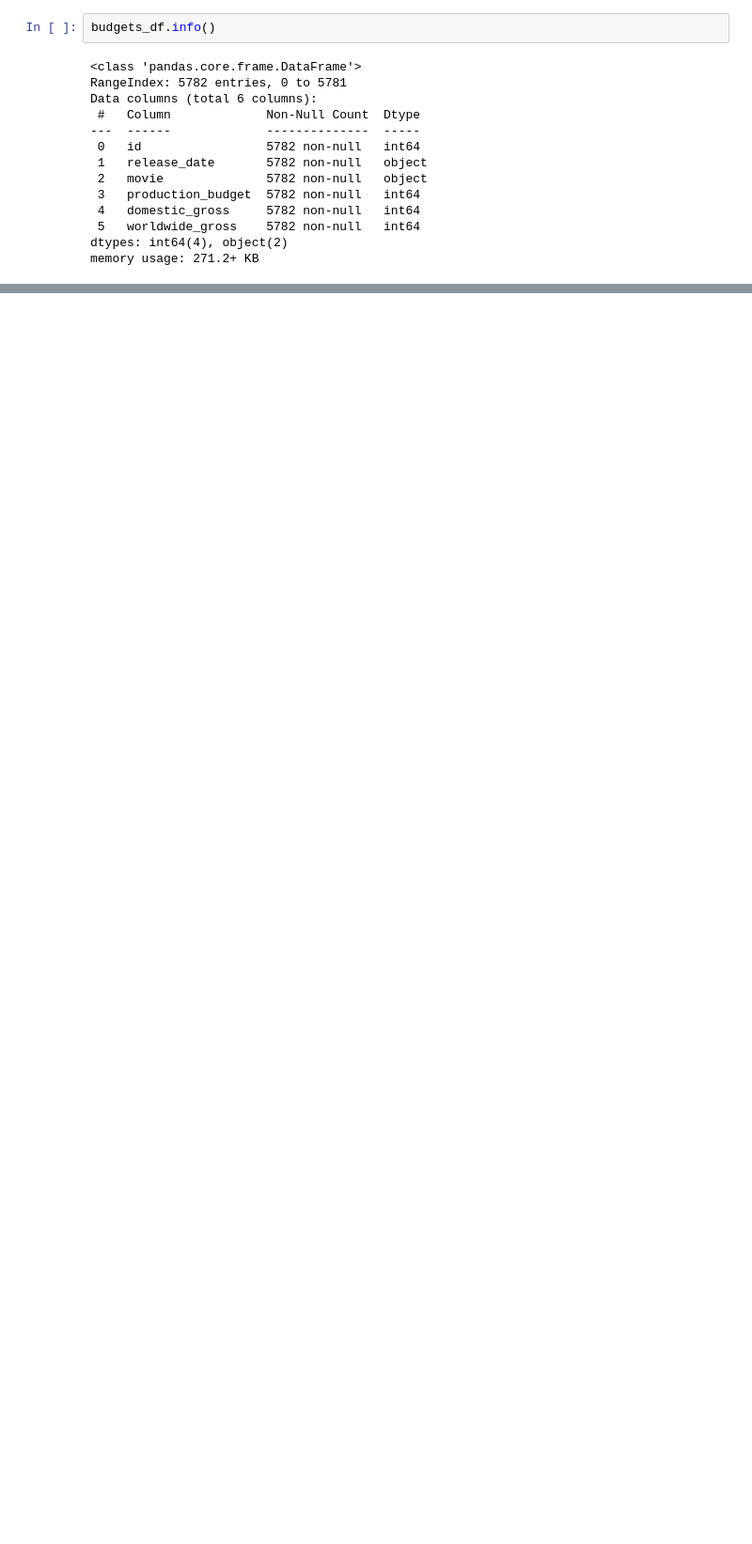
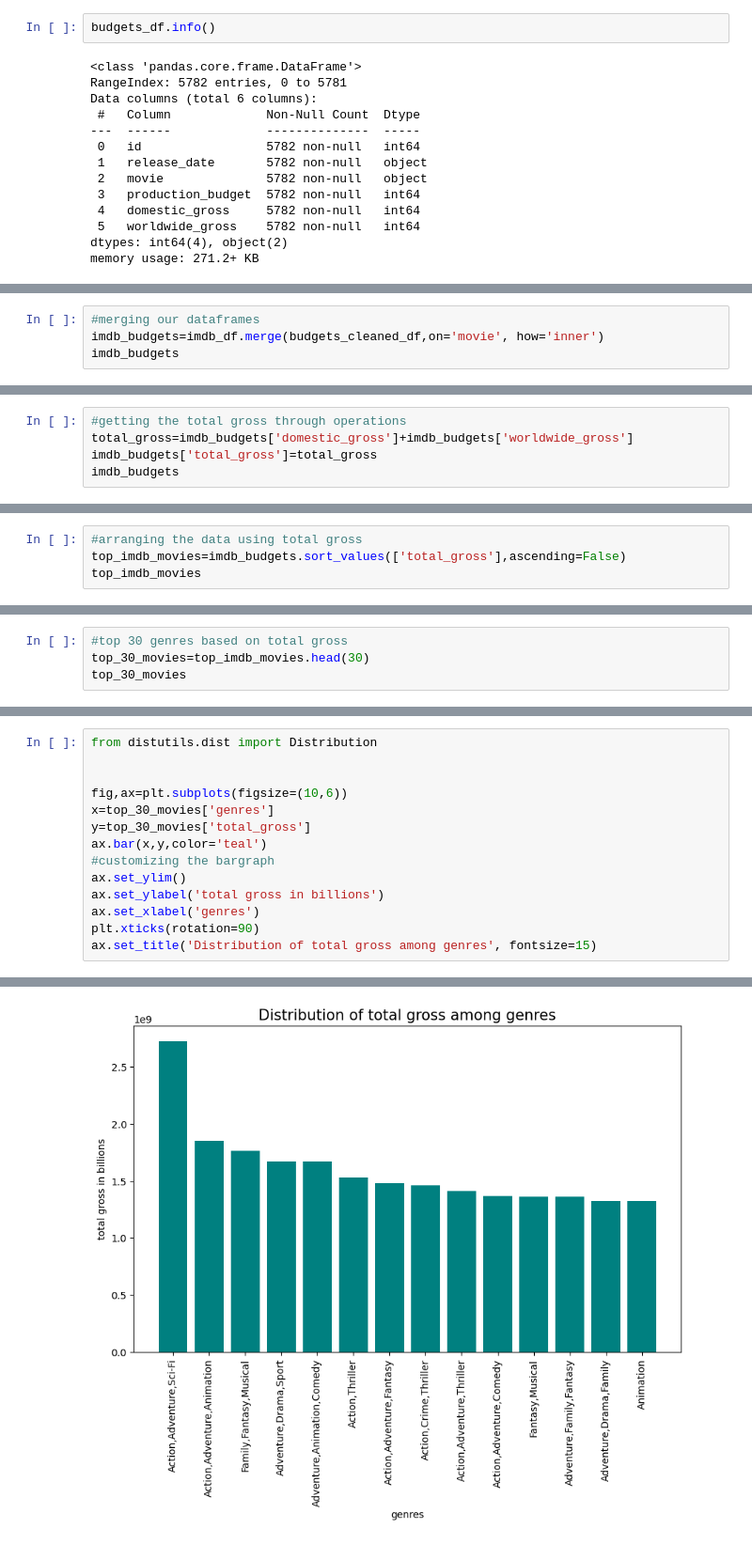
Before and after one commit to danielkimutai/movies-analysis, a Jupyter notebook: movie analysis.ipynb, the cells around one changed output, grey strips where cells are left out. Shown at 94% size. Saved outputs shown, nothing was run; the diff lists cells and outputs as text; blank space fills up the shorter version.

```diff
--- a/movie analysis.ipynb
+++ b/movie analysis.ipynb
@@ -237,0 +421,4 @@ budgets_df
+# %%
+#merging our dataframes
+imdb_budgets=imdb_df.merge(budgets_cleaned_df,on='movie', how='inner')
+imdb_budgets
@@ -237,0 +446,5 @@ budgets_df
+# %%
+#getting the total gross through operations
+total_gross=imdb_budgets['domestic_gross']+imdb_budgets['worldwide_gross']
+imdb_budgets['total_gross']=total_gross
+imdb_budgets
@@ -237,0 +465,4 @@ budgets_df
+# %%
+#arranging the data using total gross
+top_imdb_movies=imdb_budgets.sort_values(['total_gross'],ascending=False)
+top_imdb_movies
@@ -237,0 +485,4 @@ budgets_df
+# %%
+#top 30 genres based on total gross
+top_30_movies=top_imdb_movies.head(30)
+top_30_movies
@@ -237,0 +511,15 @@ budgets_df
+# %%
+from distutils.dist import Distribution
+
+
+fig,ax=plt.subplots(figsize=(10,6))
+x=top_30_movies['genres']
+y=top_30_movies['total_gross']
+ax.bar(x,y,color='teal')
+#customizing the bargraph
+ax.set_ylim()
+ax.set_ylabel('total gross in billions')
+ax.set_xlabel('genres')
+plt.xticks(rotation=90)
+ax.set_title('Distribution of total gross among genres', fontsize=15)
+# %% [output]
@@ -237,0 +527 @@ budgets_df
+[figure, added]
```
Also changed, not shown: parts of 77 cells of this notebook.
